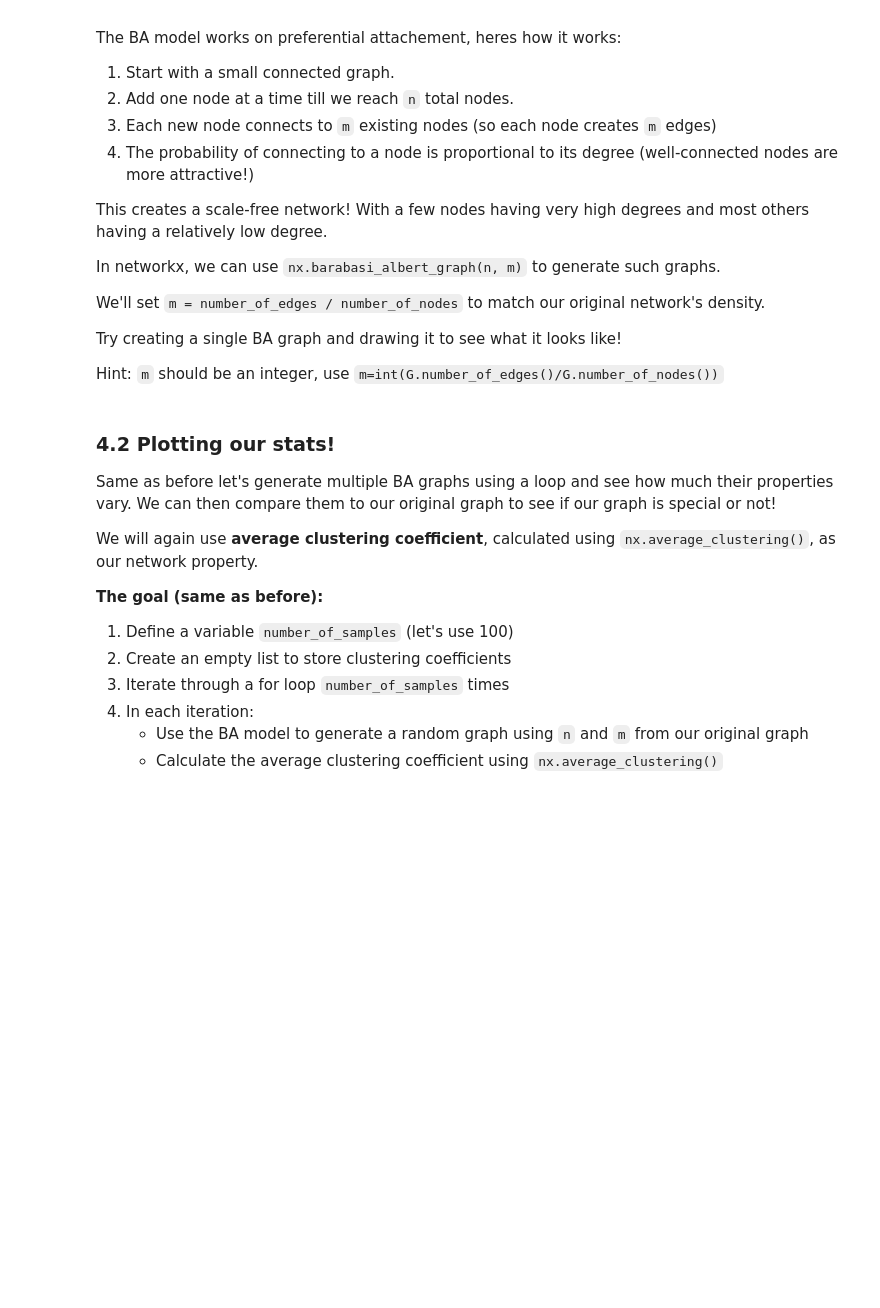
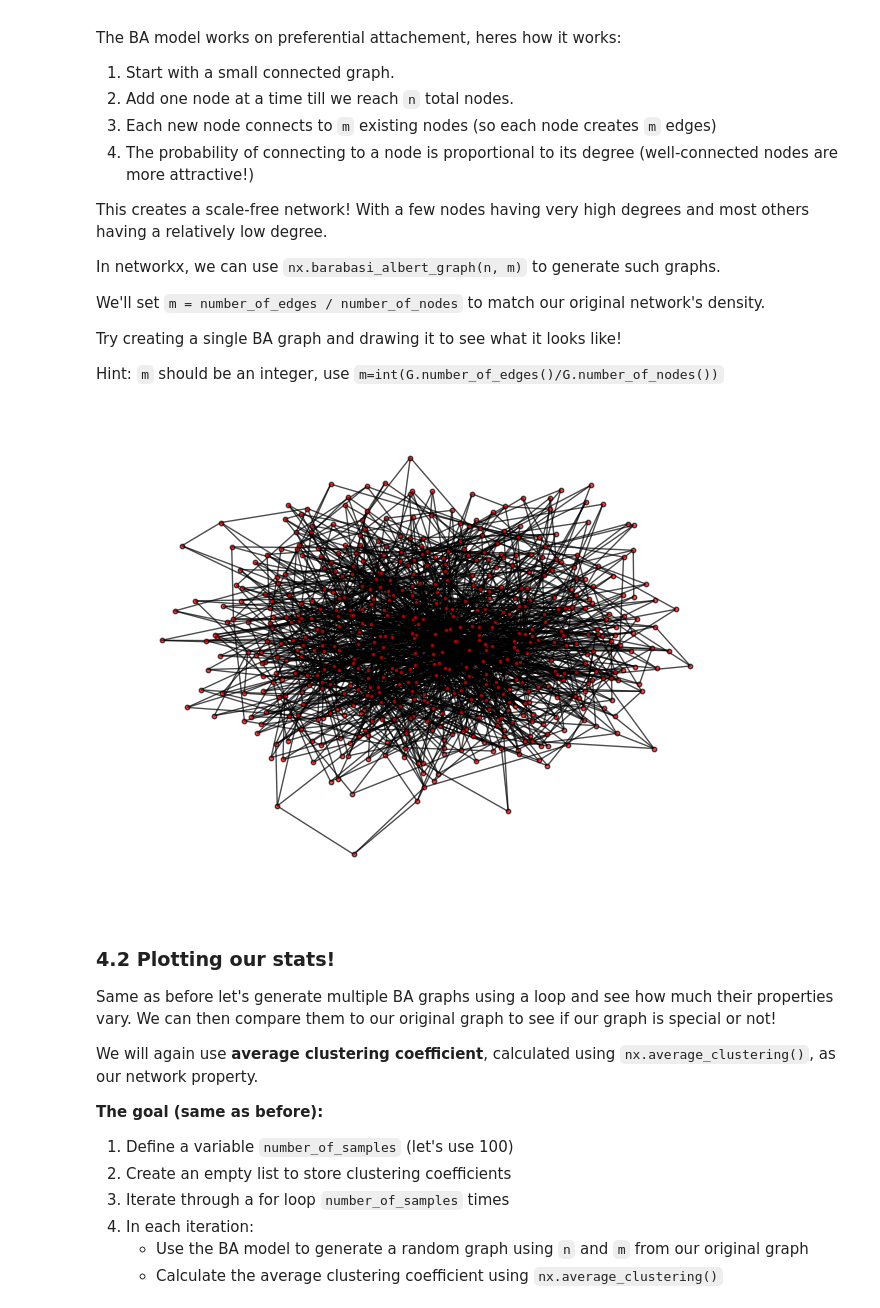
Before and after one commit to rahulsunilkumar/BIOL4559homework, a Jupyter notebook: lab/lab-06.ipynb, the cells around one changed output. Saved outputs shown, nothing was run; the diff lists cells and outputs as text; code cells hidden in the pictures; blank space fills up the shorter version.

```diff
--- a/lab/lab-06.ipynb
+++ b/lab/lab-06.ipynb
@@ -185,13 +210,15 @@ Try creating a single BA graph and drawing it to see what it looks like!
 Hint: `m` should be an integer, use `m=int(G.number_of_edges()/G.number_of_nodes())`
 # %%
 # TODO: Define `n` and `m`
-n = ___
-m = ___
+n = G.number_of_nodes()
+m = int(G.number_of_edges() / n)
 
 # TODO: Add the missing arguments
-G_ba = nx.barabasi_albert_graph(___, ___)
+G_ba = nx.barabasi_albert_graph(n, m)
 
-nx.draw(G_ba, node_color = 'red', node_size = 10, edgecolors='black', alpha = 0.7)
+nx.draw(G_ba, node_color = 'red', node_size = 10, edgecolors = 'black', alpha = 0.7)
+# %% [output]
+[figure, added]
 # %% [markdown]
 ### 4.2 Plotting our stats!
 
```
Also changed, not shown: parts of 9 cells of this notebook, 1 other file.
